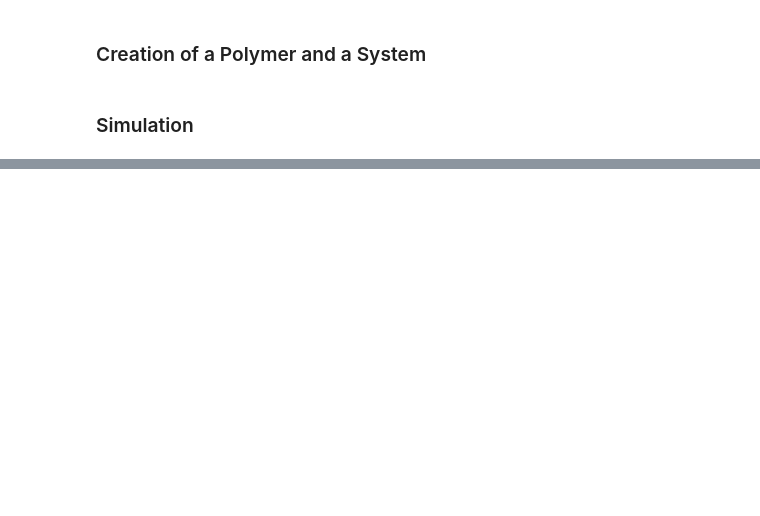
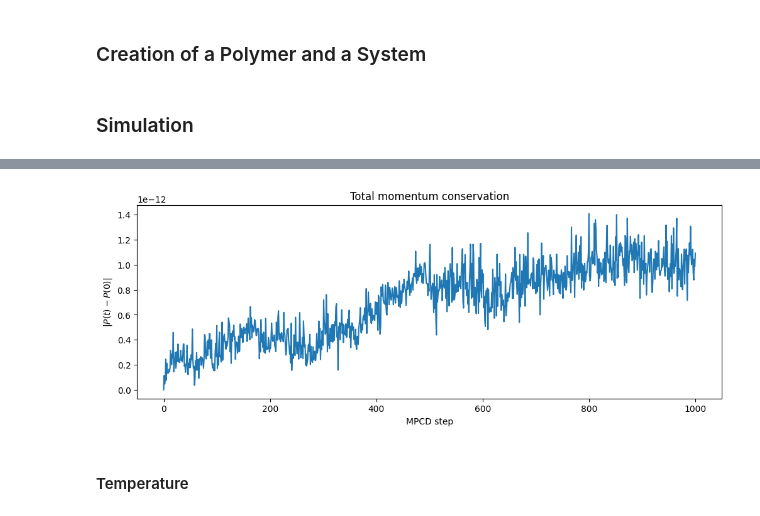
Before and after one commit to olegoniy/mpcd, a Jupyter notebook: notebooks/SimulationDiagnosticsCpp.ipynb, the cells around one changed output, grey strips where cells are left out. Cells and saved outputs as stored; diff of their text form; code cells hidden in the pictures; blank space fills up the shorter version.

```diff
--- a/notebooks/SimulationDiagnosticsCpp.ipynb
+++ b/notebooks/SimulationDiagnosticsCpp.ipynb
@@ -144,0 +141,11 @@ plt.show()
+# %%
+plt.figure(figsize=(12, 4))
+plt.plot(history["step"], delta_P_total)
+plt.xlabel("MPCD step")
+plt.ylabel(r"$|P(t)-P(0)|$")
+plt.title("Total momentum conservation")
+plt.show()
+# %% [output]
+[figure, added]
+# %% [markdown]
+#### Temperature
```
Also changed, not shown: parts of 54 cells of this notebook.
